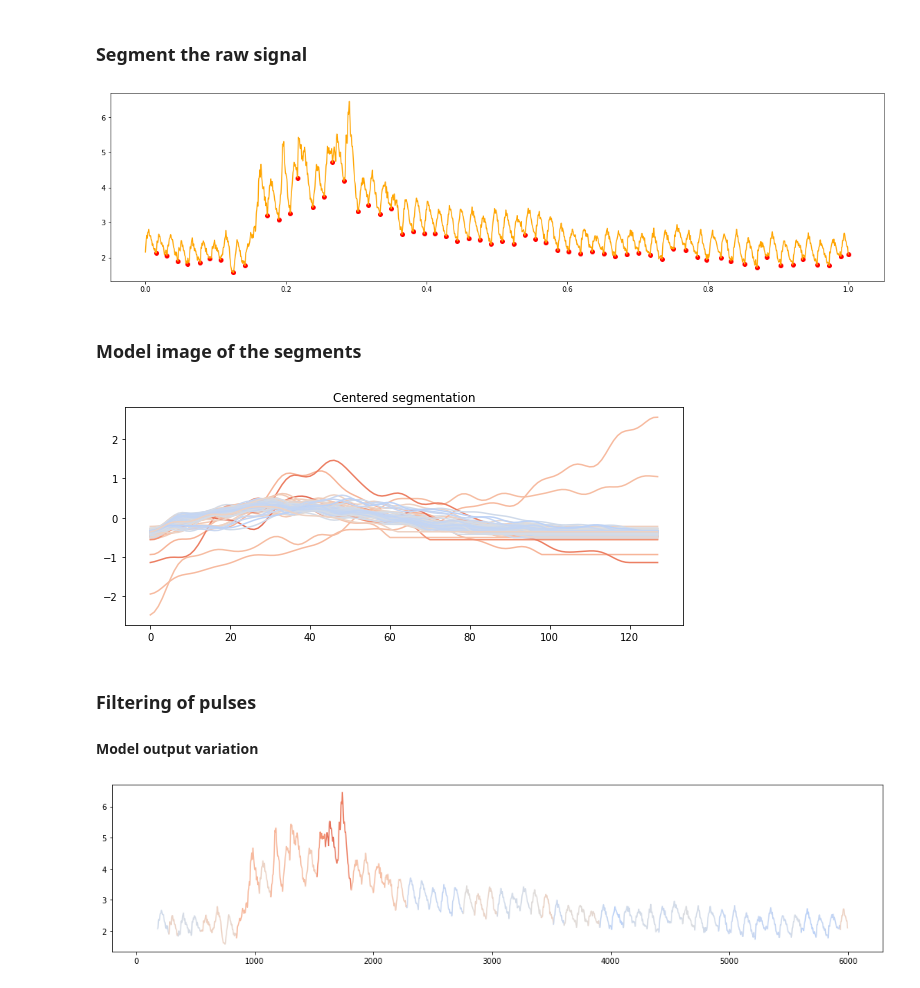
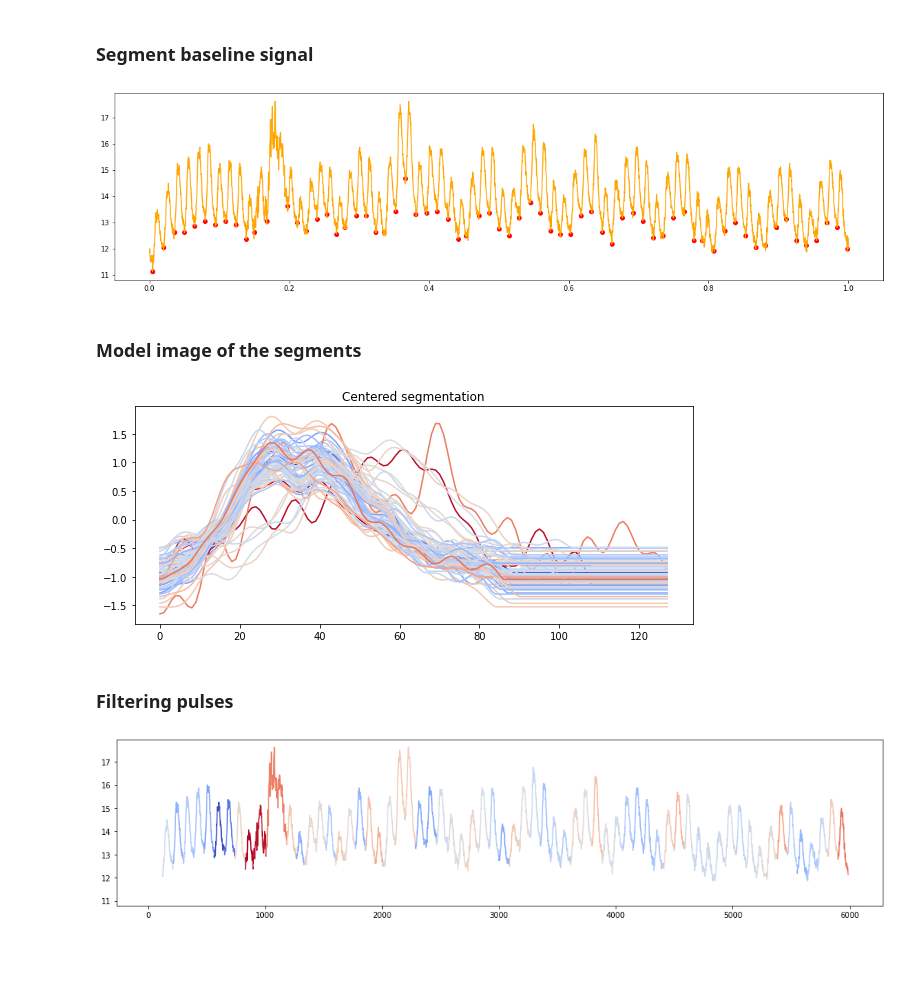
Before and after one commit to opeltre/revert, a Jupyter notebook: notebooks/pulse_extraction.ipynb, the cells around one changed output. Drawn from its saved outputs; the diff is of its cells as text; code cells hidden in the pictures; blank space fills up the shorter version.

```diff
--- a/notebooks/pulse_extraction.ipynb
+++ b/notebooks/pulse_extraction.ipynb
@@ -37,0 +68,13 @@ tensor([10240000., 30720000.])
+# %%
+db = Dataset("full")
+fs = 100
+file = db.get(1)
+
+# read and filter full icp recording
+icp_raw = file.icp()
+
+# read timestamps from $INFUSION_DATASETS/periods-full.json
+periods   = db.periods[file.key]
+# %%
+# filter raw recording
+icp_full, mask = filter_spikes(icp_raw)
@@ -38,68 +87,72 @@ tensor([10240000., 30720000.])
 # %% [markdown]
-### Segment the raw signal
+### Segment baseline signal
 # %%
+# Baseline first minutes
+i0, i1 = periods["Baseline"]
+N = 1 * 6000
+time = torch.arange(N) / (fs * 60)
+icp  = icp_full[int(100 * i0):int(100 * i0) + N]
 
-N = 6000
-time = torch.arange(N) / (fs * 60)
-troughs = Troughs(N, 40)
+# Find diastoles
+argmin  = Troughs(N, 50)
+bp      = bandpass(0.6, 12, fs)
+troughs = argmin(bp(icp))
 
-file = db.get(2)
-icp_raw = vclip(file.icp(1000, N))
-
-bp   = bandpass(0, 12, fs)
-icp  = bp(icp_raw)
-t    = troughs(icp)
-
+# Plot
 plt.figure(figsize=(20, 5))
 plt.plot(time, icp, color='orange')
-plt.scatter(time[t], icp[t], color='red')
+plt.scatter(time[troughs], icp[troughs], color='red')
 plt.show()
 # %% [output]
-[figure, old version]
+[figure, new version]
 # %% [markdown]
 ### Model image of the segments
 # %%
 from models   import ConvNet
 from infusion import segment, mask_center, diff
-from time import time
 
 # model trained on synthetic augmentations only
-# (noise, scalings, dc shifts) - see experiments/twins.py
+# (noise, scalings, dc shifts) - see revert/experiments/twins.py
 model = ConvNet.load("pretrained.pt")
 
 # centered segments
-pulses, mask = segment(icp, t, 128, before=0)
+pulses, mask = segment(bp(icp), troughs, 128, before=0)
 x, x_mean, x_slope = mask_center(pulses, mask, output='slopes')
 
-# model output
+# model output and variations
 with torch.no_grad():
     y  = model(x).detach()
     dy = diff(y.T).T
-    ym = y - y.mean([0])[None,:]
+    y_m = y - y.mean([0])[None,:]
 
-# variations in model output
-q = (ym.norm(p=2, dim=[1])
-  +  dy.norm(p=2, dim=[1]))
-q /= 3
+# energy
+q1, q2 = y_m.norm(dim=[1]), dy.norm(dim=[1])
+q = q1 + q2
+
+# temperature
+T = 3
+
+# Gibbs density (~ softmin)
+p = torch.exp(- q / T)
+p /= p.sum()
 # %%
-color=cm.coolwarm(q)
+p_norm = (p - p.min()) / (p.max() - p.min())
+color=cm.coolwarm_r(p_norm)
 
 plt.figure(figsize=(10, 4))
 for xi, ci in zip(x, color):
     plt.plot(xi, color=ci)
 plt.title("Centered segmentation")
 plt.show()
 # %% [output]
-[figure, old version]
+[figure, new version]
 # %% [markdown]
-### Filtering of pulses
-
-#### Model output variation
+### Filtering pulses
 # %%
 plt.figure(figsize=(18, 4))
-for i, j, cij in zip(t[:-1], t[1:], color):
+for i, j, cij in zip(troughs[:-1], troughs[1:], color):
     ij = i + torch.arange(j - i)
     pij = icp[i:j]
     plt.plot(ij, pij, color=cij)
 # %% [output]
-[figure, old version]
+[figure, new version]
```
Also changed, not shown: parts of 14 cells of this notebook, 18 other files.
